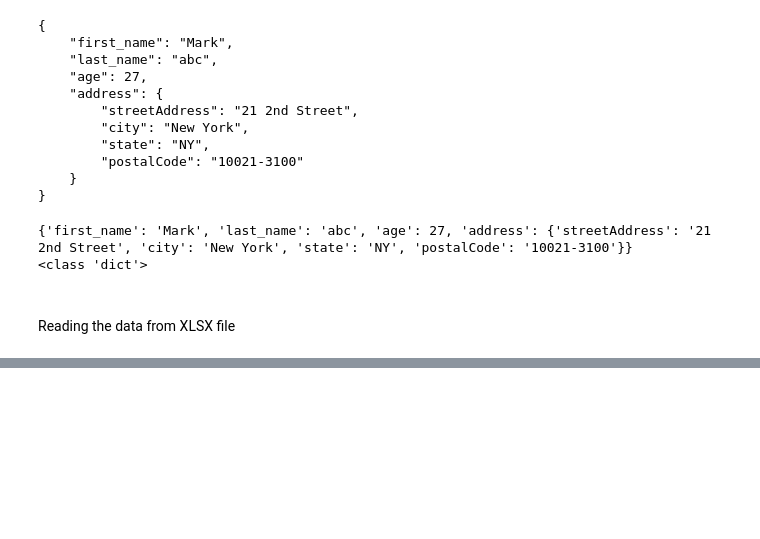
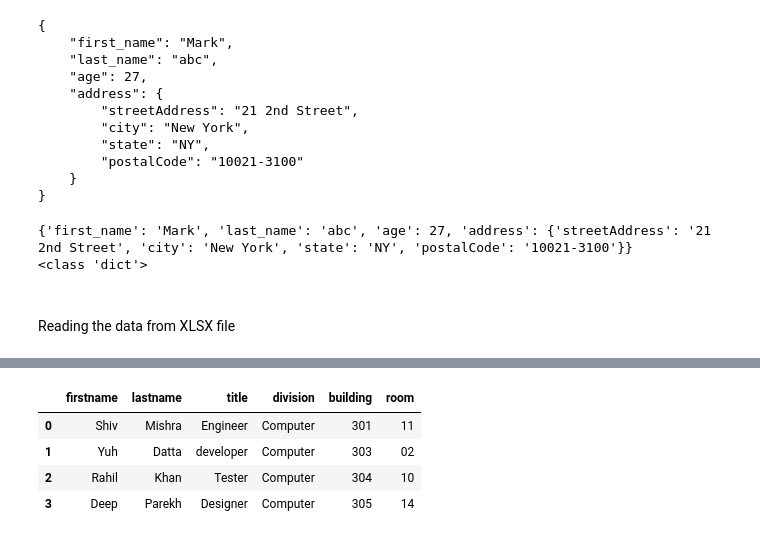
Before and after one commit to alirezaghorbani1983/IBM-DATA-SCIENCE, a Jupyter notebook: stock-project.ipynb, the cells around one changed output, grey strips where cells are left out. Saved outputs shown, nothing was run; the diff lists cells and outputs as text; code cells hidden in the pictures; blank space fills up the shorter version.

```diff
--- a/stock-project.ipynb
+++ b/stock-project.ipynb
@@ -446,0 +495,36 @@ df.head()
+# %%
+# Parse the XML file
+tree = etree.parse("Sample-employee-XML-file.xml")
+
+# Get the root of the XML tree
+root = tree.getroot()
+
+# Define the columns for the DataFrame
+columns = ["firstname", "lastname", "title", "division", "building", "room"]
+
+# Initialize an empty DataFrame
+datatframe = pd.DataFrame(columns=columns)
+
+# Iterate through each node in the XML root
+for node in root:
+    # Extract text from each element
+    firstname = node.find("firstname").text
+    lastname = node.find("lastname").text
+    title = node.find("title").text
+    division = node.find("division").text
+    building = node.find("building").text
+    room = node.find("room").text
+
+    # Create a DataFrame for the current row
+    row_df = pd.DataFrame([[firstname, lastname, title, division, building, room]], columns=columns)
+
+    # Concatenate with the existing DataFrame
+    datatframe = pd.concat([datatframe, row_df], ignore_index=True)
+# %%
+datatframe
+# %% [output]
+|  | firstname | lastname | title | division | building | room |
+| 0 | Shiv | Mishra | Engineer | Computer | 301 | 11 |
+| 1 | Yuh | Datta | developer | Computer | 303 | 02 |
+| 2 | Rahil | Khan | Tester | Computer | 304 | 10 |
+| 3 | Deep | Parekh | Designer | Computer | 305 | 14 |
```
Also changed, not shown: parts of 15 cells of this notebook.
